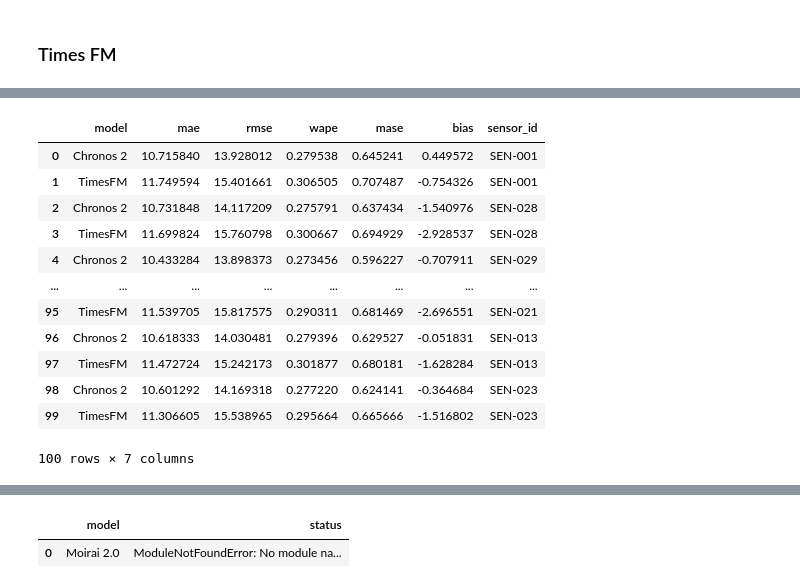
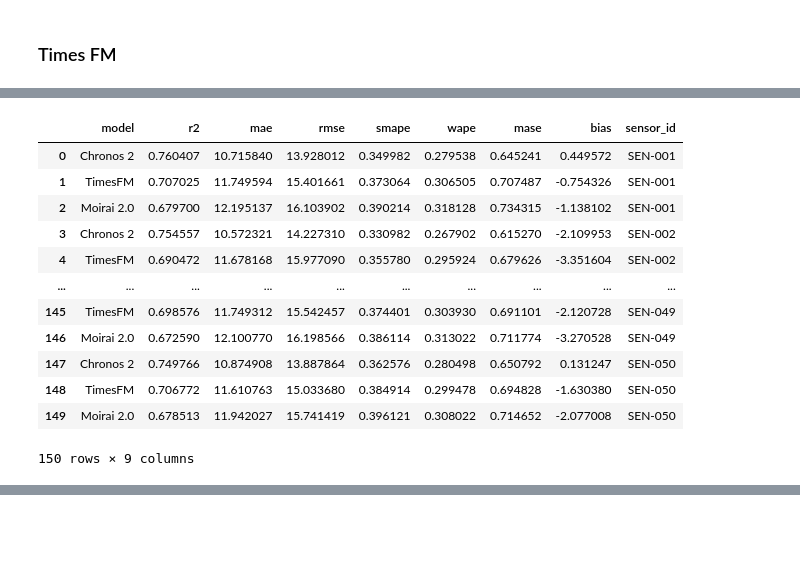
Before and after one commit to Albertouskas/traffic_flow_prediction_forecasting_and_analysis, a Jupyter notebook: traffic_forecast.ipynb, the cells around one changed output, grey strips where cells are left out. Cells and saved outputs as stored; diff of their text form; code cells hidden in the pictures; blank space fills up the shorter version.

```diff
--- a/traffic_forecast.ipynb
+++ b/traffic_forecast.ipynb
@@ -661,2 +597,0 @@ classical_train_df.head()
-# %%
-fit_models_per_sensor(classical_train_df, classical_test_df, target='y')
@@ -684,7 +612,9 @@ USE_MOIRAI2 = True
 
 
 def evaluate_forecasts(y_true, forecasts, y_train):
-    """Score aligned forecast arrays with MAE, RMSE, WAPE, MASE, and signed bias."""
+    """Score forecasts; sMAPE is a ratio (0-2), with zero/zero terms scored as zero."""
+    from sklearn.metrics import r2_score
+
     y_true = np.asarray(y_true, dtype=float)
     y_train = np.asarray(y_train, dtype=float)
     naive_scale = np.mean(np.abs(np.diff(y_train))) if y_train.size > 1 else np.nan
@@ -697,10 +627,19 @@ def evaluate_forecasts(y_true, forecasts, y_train):
             raise ValueError(f"Forecast '{model_name}' must have the same shape as y_true")
         errors = y_pred - y_true
         mae = np.mean(np.abs(errors))
+        smape_denominator = np.abs(y_true) + np.abs(y_pred)
+        smape = np.mean(np.divide(
+            2 * np.abs(errors),
+            smape_denominator,
+            out=np.zeros_like(errors),
+            where=smape_denominator != 0,
+        ))
         rows.append({
             'model': model_name,
+            'r2': r2_score(y_true, y_pred),
             'mae': mae,
             'rmse': np.sqrt(np.mean(errors ** 2)),
+            'smape': smape,
             'wape': np.sum(np.abs(errors)) / actual_scale if actual_scale else np.nan,
             'mase': mae / naive_scale if np.isfinite(naive_scale) and naive_scale else np.nan,
             'bias': np.mean(errors),
@@ -710,22 +649,25 @@ def evaluate_forecasts(y_true, forecasts, y_train):
 # %%
 # Zero-shot TSFM comparison on the held-out test data (CPU inference).
 # Uses train + optional validation as context; test values are used only for scoring.
-TARGET_COLUMN = 'vehicle_count'
-TIME_COLUMN = 'timestamp'
+TARGET_COLUMN = 'y'
+TIME_COLUMN = 'ts'
 FREQUENCY = '30min'
 
-validation_data = globals().get('val_df')
-fit_parts = [train_df]
+validation_data = globals().get('classical_val_df')
+training_data = classical_train_df
+test_data = classical_test_df
+fit_parts = [training_data]
 if validation_data is not None:
     fit_parts.append(validation_data)
 
-required_columns = {TIME_COLUMN, TARGET_COLUMN}
-for split_name, split_data in [('train', train_df), ('test', test_df)]:
-    missing = required_columns - set(split_data.columns)
-    if missing:
-        raise KeyError(f"{split_name}_df is missing required columns: {sorted(missing)}")
-if validation_data is not None and not required_columns.issubset(validation_data.columns):
-    raise KeyError('val_df must contain timestamp and vehicle_count columns')
+for split_name, split_data in [('train', training_data), ('test', test_data)]:
+    if TARGET_COLUMN not in split_data.columns or not isinstance(split_data.index, pd.DatetimeIndex):
+        raise KeyError(f"classical_{split_name}_df must have a DatetimeIndex and a '{TARGET_COLUMN}' column")
+if validation_data is not None and (
+    TARGET_COLUMN not in validation_data.columns
+    or not isinstance(validation_data.index, pd.DatetimeIndex)
+):
+    raise KeyError("classical_val_df must have a DatetimeIndex and a 'y' column")
 
 model_errors = {}
 chronos2_model = timesfm_model = moirai2_module = None
@@ -772,20 +714,20 @@ if USE_MOIRAI2:
 
 forecast_parts = []
 metric_rows = []
-sensor_ids = train_df['sensor_id'].unique() if 'sensor_id' in train_df.columns else [None]
+sensor_ids = training_data['sensor_id'].unique() if 'sensor_id' in training_data.columns else [None]
 
 for sensor_id in sensor_ids:
     if sensor_id is None:
         context_parts = [part.copy() for part in fit_parts]
-        test_sensor = test_df.copy()
+        test_sensor = test_data.copy()
     else:
         context_parts = [part.loc[part['sensor_id'] == sensor_id].copy() for part in fit_parts]
-        test_sensor = test_df.loc[test_df['sensor_id'] == sensor_id].copy()
+        test_sensor = test_data.loc[test_data['sensor_id'] == sensor_id].copy()
 
-    context_df = pd.concat(context_parts, ignore_index=True)
+    context_df = pd.concat(context_parts).reset_index()
     context_df[TIME_COLUMN] = pd.to_datetime(context_df[TIME_COLUMN])
     context_df = context_df.sort_values(TIME_COLUMN).drop_duplicates(TIME_COLUMN, keep='last')
-    test_sensor = test_sensor.copy()
+    test_sensor = test_sensor.reset_index()
     test_sensor[TIME_COLUMN] = pd.to_datetime(test_sensor[TIME_COLUMN])
     test_sensor = test_sensor.sort_values(TIME_COLUMN)
     if context_df.empty or test_sensor.empty:
@@ -912,13 +854,13 @@ Sensor SEN-023: scored 2 model(s) over 874 test steps.
-|  | model | mae | rmse | wape | mase | bias | sensor_id |
-| 0 | Chronos 2 | 10.715840 | 13.928012 | 0.279538 | 0.645241 | 0.449572 | SEN-001 |
-| 1 | TimesFM | 11.749594 | 15.401661 | 0.306505 | 0.707487 | -0.754326 | SEN-001 |
-| 2 | Chronos 2 | 10.731848 | 14.117209 | 0.275791 | 0.637434 | -1.540976 | SEN-028 |
-| 3 | TimesFM | 11.699824 | 15.760798 | 0.300667 | 0.694929 | -2.928537 | SEN-028 |
-| 4 | Chronos 2 | 10.433284 | 13.898373 | 0.273456 | 0.596227 | -0.707911 | SEN-029 |
-| ... | ... | ... | ... | ... | ... | ... | ... |
-| 95 | TimesFM | 11.539705 | 15.817575 | 0.290311 | 0.681469 | -2.696551 | SEN-021 |
-| 96 | Chronos 2 | 10.618333 | 14.030481 | 0.279396 | 0.629527 | -0.051831 | SEN-013 |
-| 97 | TimesFM | 11.472724 | 15.242173 | 0.301877 | 0.680181 | -1.628284 | SEN-013 |
-| 98 | Chronos 2 | 10.601292 | 14.169318 | 0.277220 | 0.624141 | -0.364684 | SEN-023 |
-| 99 | TimesFM | 11.306605 | 15.538965 | 0.295664 | 0.665666 | -1.516802 | SEN-023 |
+|  | model | r2 | mae | rmse | smape | wape | mase | bias | sensor_id |
+| 0 | Chronos 2 | 0.760407 | 10.715840 | 13.928012 | 0.349982 | 0.279538 | 0.645241 | 0.449572 | SEN-001 |
+| 1 | TimesFM | 0.707025 | 11.749594 | 15.401661 | 0.373064 | 0.306505 | 0.707487 | -0.754326 | SEN-001 |
+| 2 | Moirai 2.0 | 0.679700 | 12.195137 | 16.103902 | 0.390214 | 0.318128 | 0.734315 | -1.138102 | SEN-001 |
+| 3 | Chronos 2 | 0.754557 | 10.572321 | 14.227310 | 0.330982 | 0.267902 | 0.615270 | -2.109953 | SEN-002 |
+| 4 | TimesFM | 0.690472 | 11.678168 | 15.977090 | 0.355780 | 0.295924 | 0.679626 | -3.351604 | SEN-002 |
+| ... | ... | ... | ... | ... | ... | ... | ... | ... | ... |
+| 145 | TimesFM | 0.698576 | 11.749312 | 15.542457 | 0.374401 | 0.303930 | 0.691101 | -2.120728 | SEN-049 |
+| 146 | Moirai 2.0 | 0.672590 | 12.100770 | 16.198566 | 0.386114 | 0.313022 | 0.711774 | -3.270528 | SEN-049 |
+| 147 | Chronos 2 | 0.749766 | 10.874908 | 13.887864 | 0.362576 | 0.280498 | 0.650792 | 0.131247 | SEN-050 |
+| 148 | TimesFM | 0.706772 | 11.610763 | 15.033680 | 0.384914 | 0.299478 | 0.694828 | -1.630380 | SEN-050 |
+| 149 | Moirai 2.0 | 0.678513 | 11.942027 | 15.741419 | 0.396121 | 0.308022 | 0.714652 | -2.077008 | SEN-050 |
-100 rows × 7 columns
+150 rows × 9 columns
@@ -934,2 +876,0 @@ Sensor SEN-023: scored 2 model(s) over 874 test steps.
-|  | model | status |
-| 0 | Moirai 2.0 | ModuleNotFoundError: No module na... |
```
Also changed, not shown: parts of 19 cells of this notebook, 3 other files.
